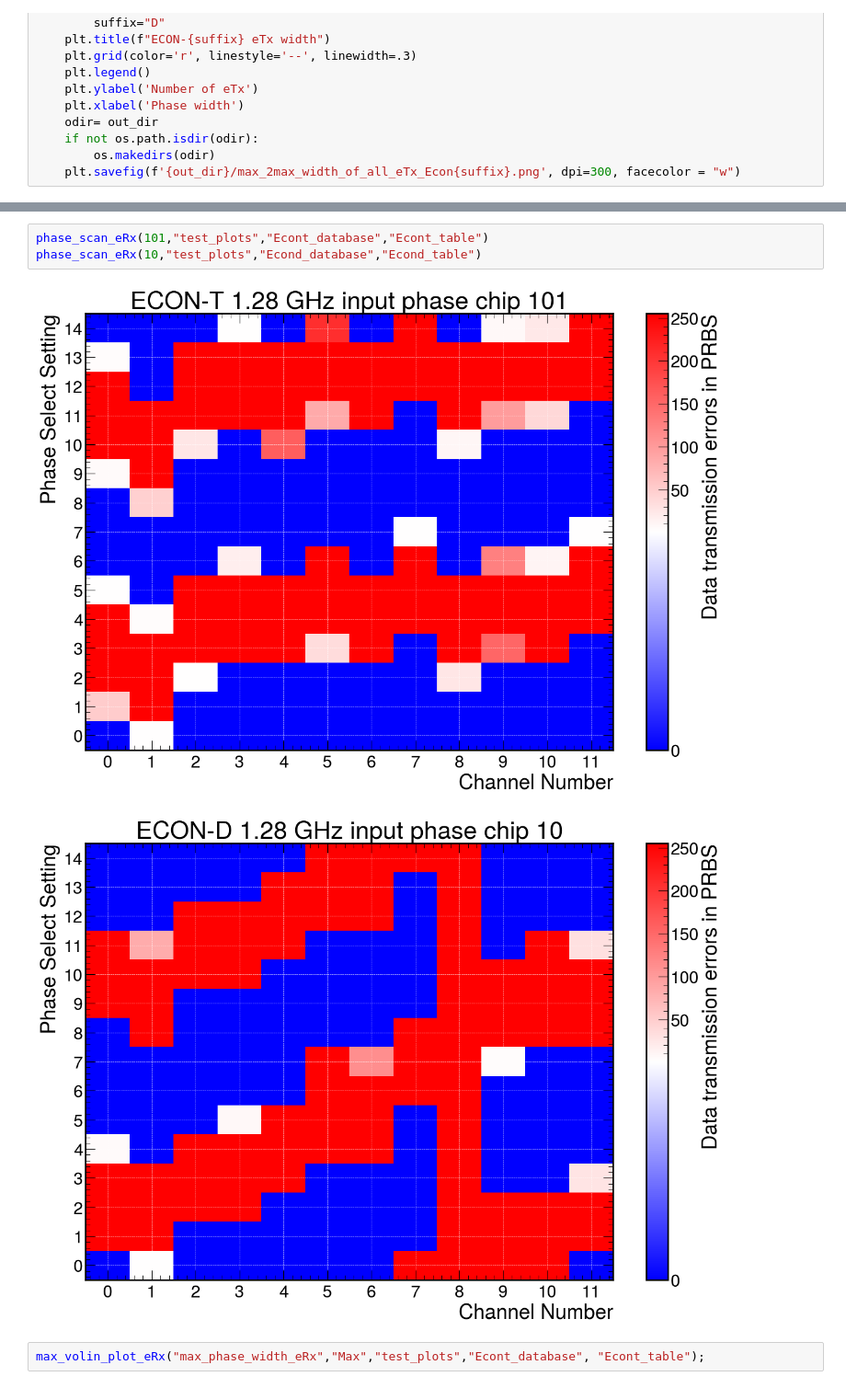
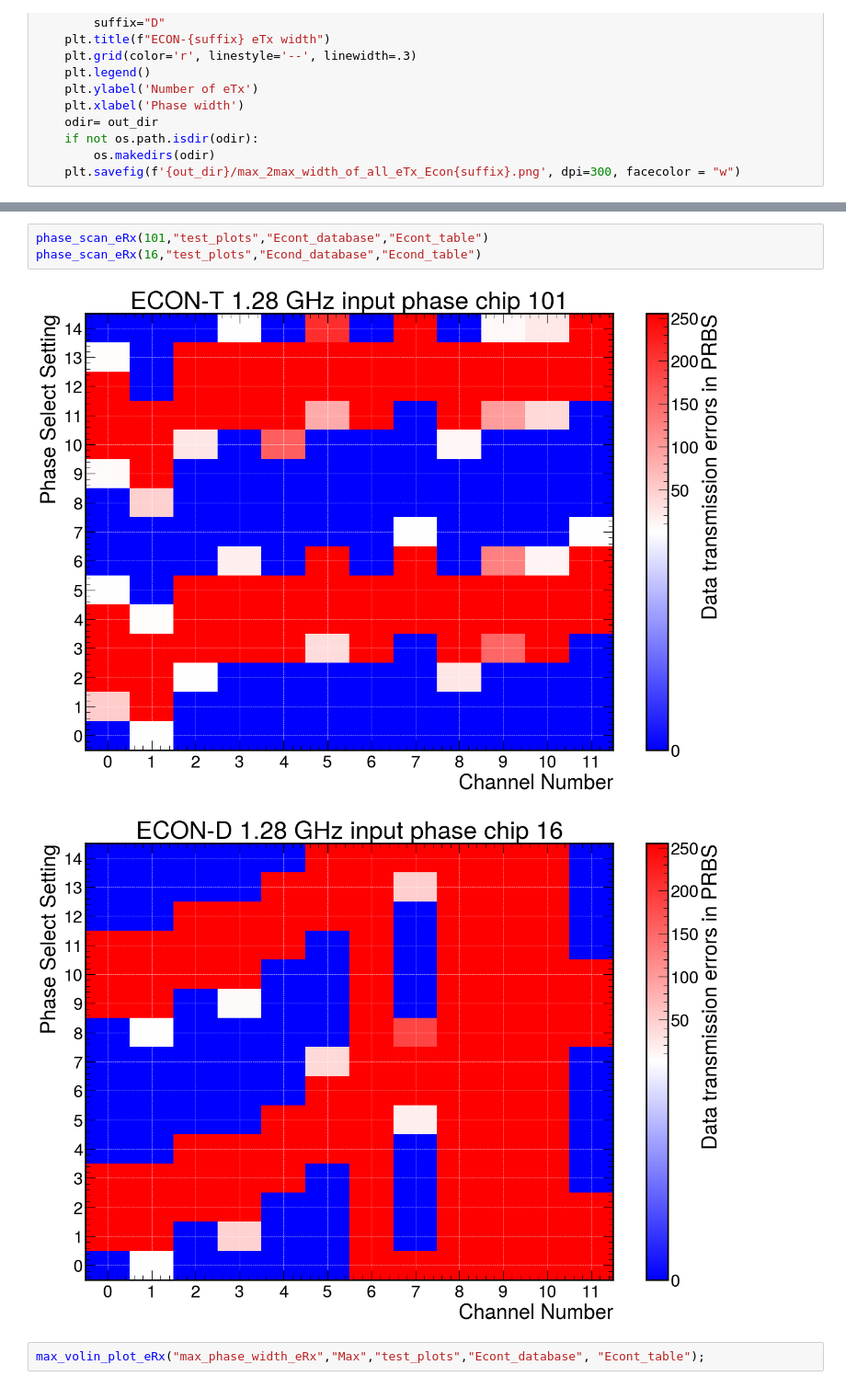
Before and after one commit to bhbam/Asic_plots, a Jupyter notebook: plot_from_database_for_both_econ.ipynb, the cells around one changed output, grey strips where cells are left out. Shown at 92% size. Drawn from its saved outputs; the diff is of its cells as text.

```diff
--- a/plot_from_database_for_both_econ.ipynb
+++ b/plot_from_database_for_both_econ.ipynb
@@ -218,9 +221,9 @@ def phase_width_hist_eTx(out_dir="PLOTS",database="Econt_database", table="Econt
 # %%
 phase_scan_eRx(101,"test_plots","Econt_database","Econt_table")
-phase_scan_eRx(10,"test_plots","Econd_database","Econd_table")
+phase_scan_eRx(16,"test_plots","Econd_database","Econd_table")
 # %% [output]
 [figure]
-[figure, old version]
+[figure, new version]
 # %%
 max_volin_plot_eRx("max_phase_width_eRx","Max","test_plots","Econt_database", "Econt_table");
 # %% [output]
```
Also changed, not shown: parts of 6 cells of this notebook.
